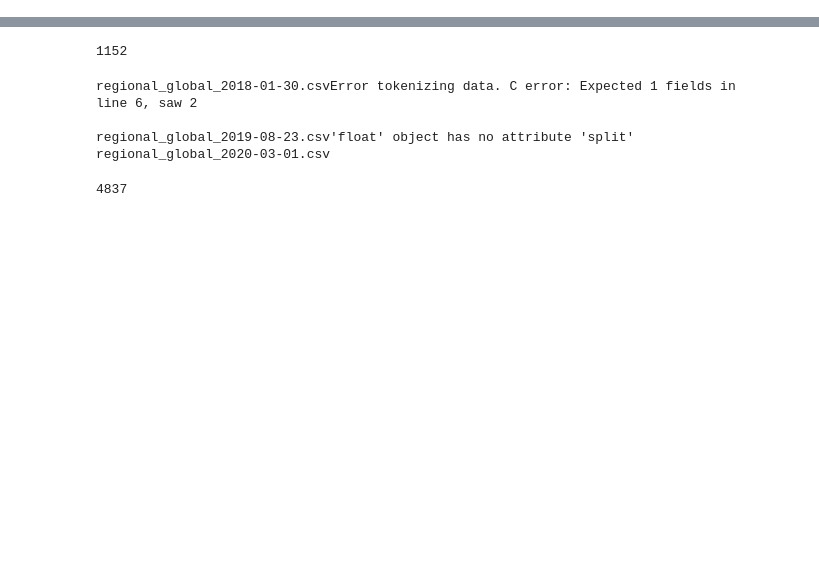
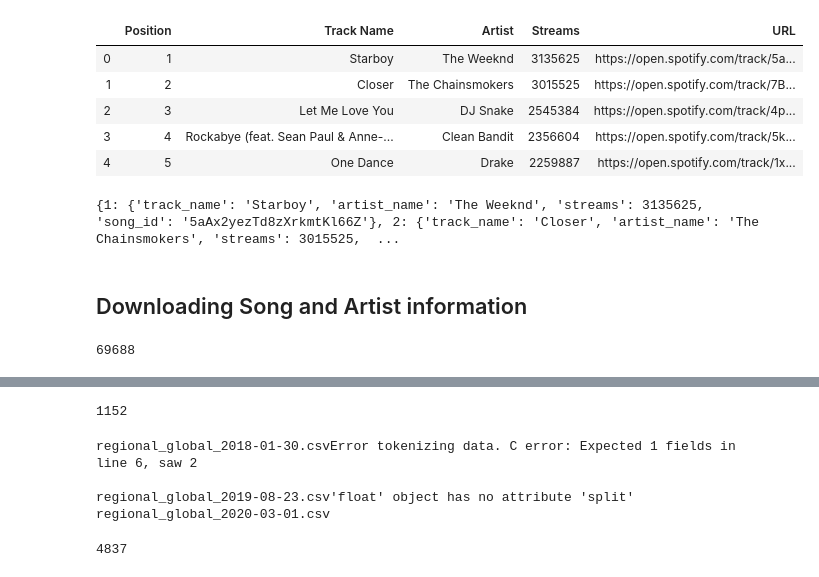
Before and after one commit to elliott-fogg/hackathon_datasets, a Jupyter notebook: spotify_top_tracks/Untitled.ipynb, the cells around one changed output, grey strips where cells are left out. Cells and saved outputs as stored; diff of their text form; code cells hidden in the pictures; blank space fills up the shorter version.

Commit message:
Further curation of the Spotify Dataset

```diff
--- a/spotify_top_tracks/Untitled.ipynb
+++ b/spotify_top_tracks/Untitled.ipynb
@@ -4,0 +144,52 @@ import sys
+# %%
+df = pandas.read_csv("data/regional/global/regional_global_2017-01-01.csv")
+df.head()
+# %% [output]
+|  | Position | Track Name | Artist | Streams | URL |
+| 0 | 1 | Starboy | The Weeknd | 3135625 | https://open.spotify.com/track/5a... |
+| 1 | 2 | Closer | The Chainsmokers | 3015525 | https://open.spotify.com/track/7B... |
+| 2 | 3 | Let Me Love You | DJ Snake | 2545384 | https://open.spotify.com/track/4p... |
+| 3 | 4 | Rockabye (feat. Sean Paul & Anne-... | Clean Bandit | 2356604 | https://open.spotify.com/track/5k... |
+| 4 | 5 | One Dance | Drake | 2259887 | https://open.spotify.com/track/1x... |
+# %%
+chart_data = {}
+for index, row in df.iterrows():
+    position = row['Position']
+    track_name = row['Track Name']
+    artist_name = row['Artist']
+    streams = row['Streams']
+    url = row['URL']
+    song_id = url.split("/")[-1]
+    chart_data[position] = {
+        "track_name": track_name,
+        "artist_name": artist_name,
+        "streams": streams,
+        "song_id": song_id
+    }
+
+print(chart_data)
+df2 = pandas.DataFrame(chart_data)
+# %% [output]
+{1: {'track_name': 'Starboy', 'artist_name': 'The Weeknd', 'streams': 3135625, 'song_id': '5aAx2yezTd8zXrkmtKl66Z'}, 2: {'track_name': 'Closer', 'artist_name': 'The Chainsmokers', 'streams': 3015525,  ...
+# %% [markdown]
+## Downloading Song and Artist information
+# %%
+track_set = set()
+artist_set = set()
+
+subfolders = [f.name for f in os.scandir("data/regional") if (f.is_dir() and not f.name in ('attempt2', 'logs'))]
+subfolders
+
+for folder in subfolders:
+    country_folder = os.path.join("data/regional", folder)
+    file_list = os.listdir(country_folder)
+    for file in file_list:
+        df_temp = pandas.read_csv(os.path.join(country_folder, file))
+        df_songs = df_temp.loc[ df_temp['URL'].notnull() ]
+        for url in df_songs['URL'].tolist():
+            track_id = url.split("/")[-1]
+            track_set.add(track_id)
+
+print(len(track_set))
+# %% [output]
+69688
```
Also changed, not shown: parts of 43 cells of this notebook.
